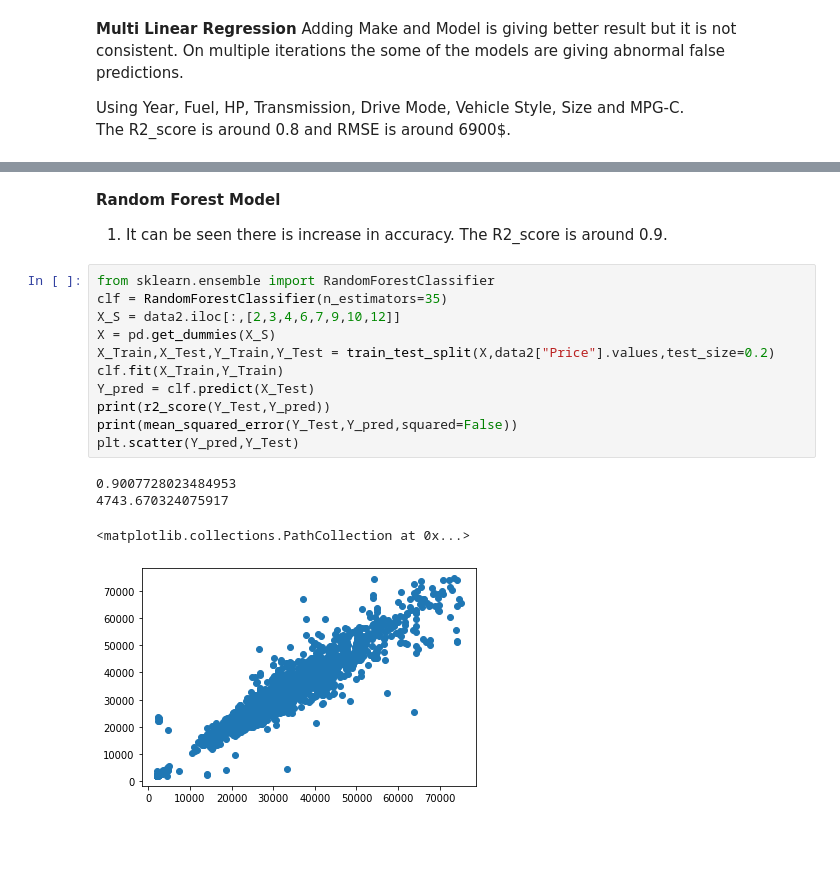
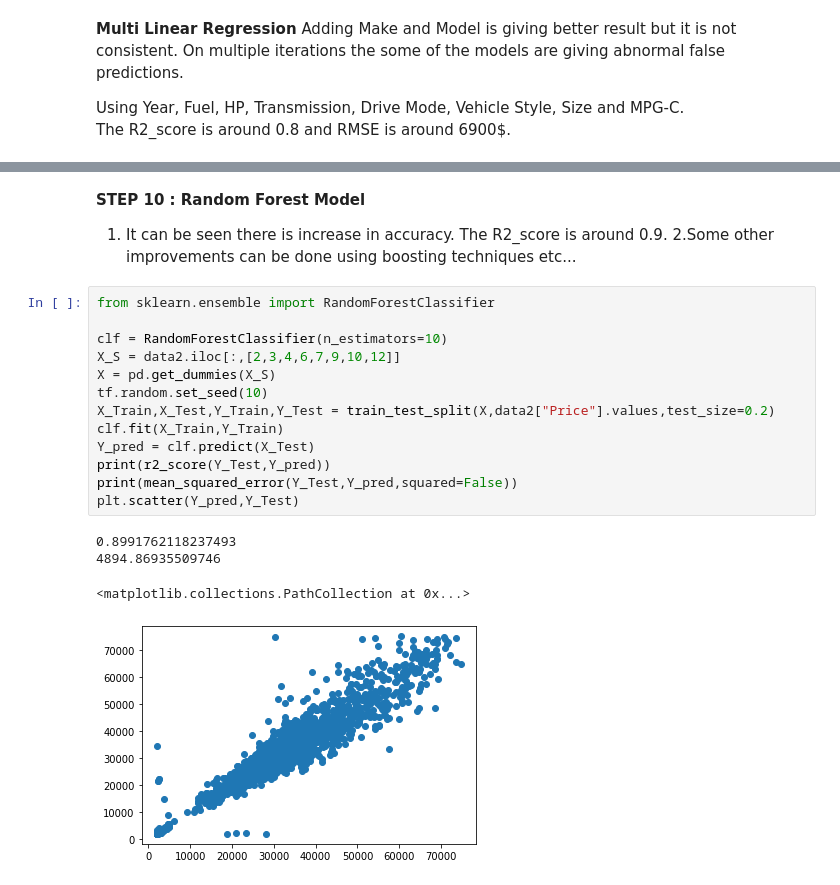
Before and after one commit to KondapiPraveen/Machine-Learning-Project, a Jupyter notebook: MLProject.ipynb, the cells around one changed output, grey strips where cells are left out. Cells and saved outputs as stored; diff of their text form; blank space fills up the shorter version.

```diff
--- a/MLProject.ipynb
+++ b/MLProject.ipynb
@@ -445,19 +450,22 @@ plt.scatter(Y_pred,Y_Test)
 # %% [markdown]
-**Random Forest Model**
+**STEP 10 : Random Forest Model**
 1. It can be seen there is increase in accuracy. The R2_score is around 0.9.
+2.Some other improvements can be done using boosting techniques etc...
 # %%
 from sklearn.ensemble import RandomForestClassifier
-clf = RandomForestClassifier(n_estimators=35)
+
+clf = RandomForestClassifier(n_estimators=10)
 X_S = data2.iloc[:,[2,3,4,6,7,9,10,12]]
 X = pd.get_dummies(X_S)
+tf.random.set_seed(10)
 X_Train,X_Test,Y_Train,Y_Test = train_test_split(X,data2["Price"].values,test_size=0.2)
 clf.fit(X_Train,Y_Train)
 Y_pred = clf.predict(X_Test)
 print(r2_score(Y_Test,Y_pred))
 print(mean_squared_error(Y_Test,Y_pred,squared=False))
 plt.scatter(Y_pred,Y_Test)
 # %% [output]
-0.9007728023484953
-4743.670324075917
+0.8991762118237493
+4894.86935509746
 <matplotlib.collections.PathCollection at 0x...>
-[figure, old version]
+[figure, new version]
```
Also changed, not shown: parts of 2 cells of this notebook.
